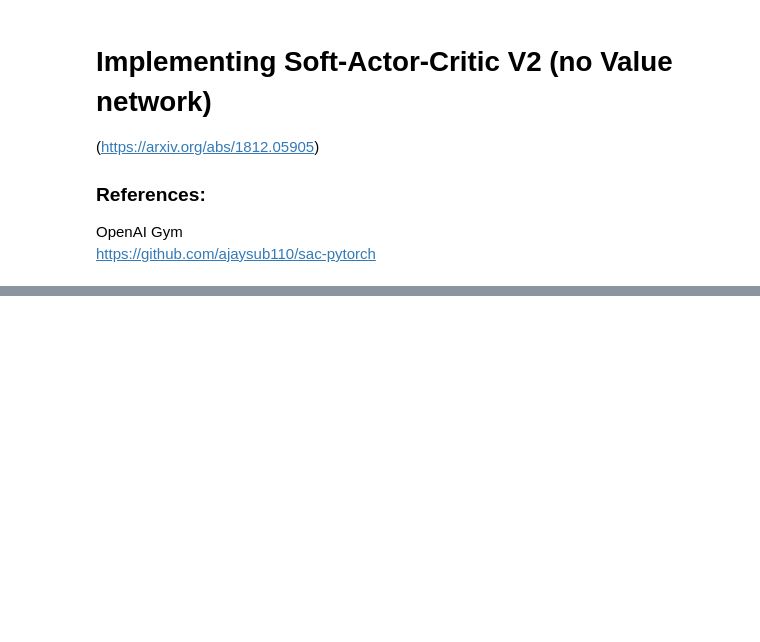
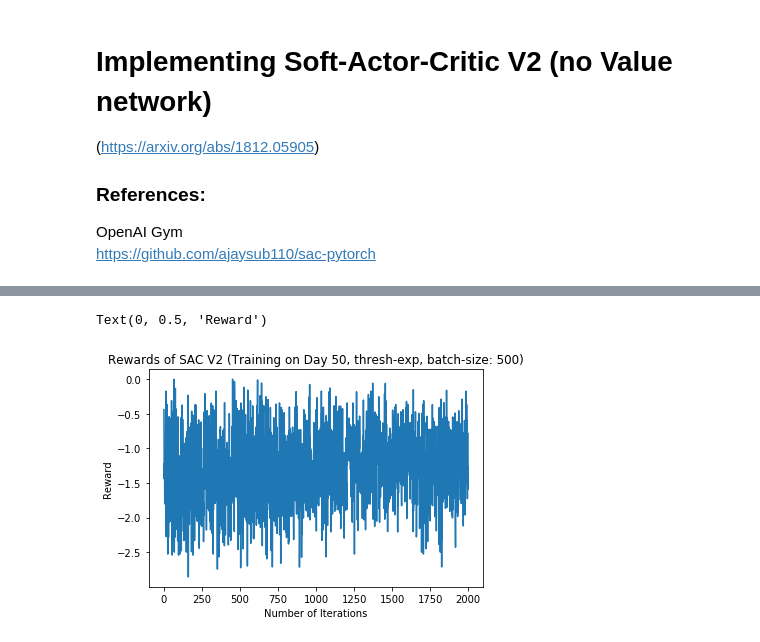
Before and after one commit to JPalakapilly/baselines, a Jupyter notebook: baselines/akash_baselines/SAC_V2.ipynb, the cells around one changed output, grey strips where cells are left out. Saved outputs shown, nothing was run; the diff lists cells and outputs as text; code cells hidden in the pictures; blank space fills up the shorter version.

```diff
--- a/baselines/akash_baselines/SAC_V2.ipynb
+++ b/baselines/akash_baselines/SAC_V2.ipynb
@@ -382,9 +873,0 @@ Alpha = 0.1111
-# %%
-#print(full_rewards)
-i = 0
-for reward in full_rewards:
-    plt.figure()
-    plt.title("Experimenting with Layers of Nets on Linear Response")
-    plt.plot(np.array(reward))
-    #plt.legend(loc='best')
-    i+=1
@@ -414,0 +901,31 @@ Text(0.5, 1.0, 'Price of Energy Today (SAC V3)')
+# %%
+env = BehavSimEnv(True,False)
+agent = SoftActorCritic(env.observation_space, env.action_space)
+replay_size = 100000
+memory = ReplayMemory(replay_size)
+agent.replay_memory = memory
+total_numsteps = 2000
+start_steps = 30
+batch_size = 500
+action_star = None
+rewards = []
+
+state = env.prices[0]
+for step in range(total_numsteps):
+    print("Step: " + str(step) + " / " + str(total_numsteps))
+    if step < start_steps:
+        action = env.action_space.sample()  # Sample random action
+    else:
+        action = agent.get_action(state)  # Sample action from policy
+
+    next_state, reward, done, info = env.step(action)
+    memory.push((state, action, reward, next_state, done))
+
+    state = next_state
+    action_star = action
+
+    if(memory.get_len() > batch_size):
+        critic_1_loss, critic_2_loss, policy_loss, alpha = agent.update_params(batch_size)
+
+    rewards.append(reward)
+    rewards = [r[0] if r is np.ndarray else r for r in rewards]
@@ -414,0 +950,8 @@ Text(0.5, 1.0, 'Price of Energy Today (SAC V3)')
+# %%
+plt.plot(rewards)
+plt.title("Rewards of SAC V2 (Training on Day 50, thresh-exp, batch-size: " + str(batch_size) + ")")
+plt.xlabel("Number of Iterations")
+plt.ylabel("Reward")
+# %% [output]
+Text(0, 0.5, 'Reward')
+[figure, added]
```
Also changed, not shown: parts of 20 cells of this notebook, 2 other files.
